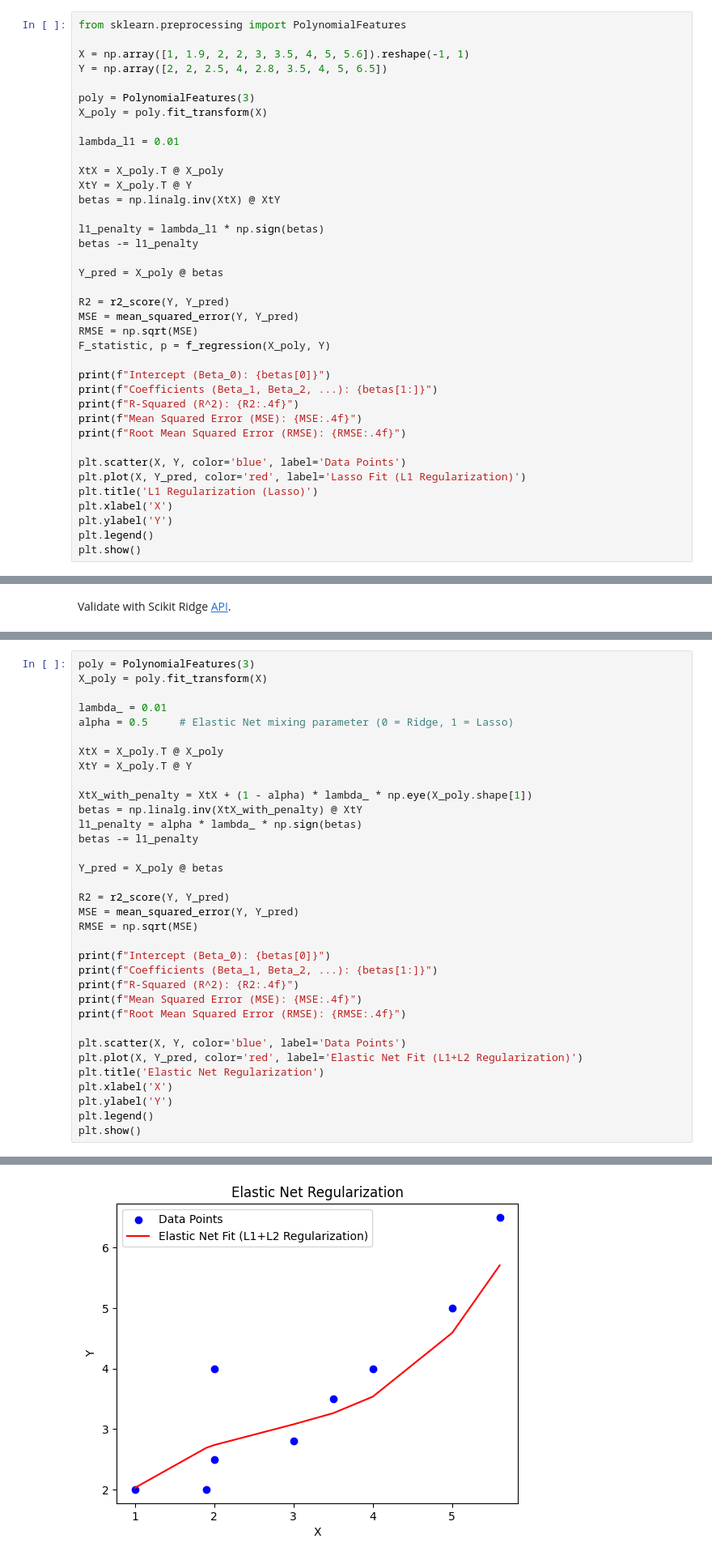
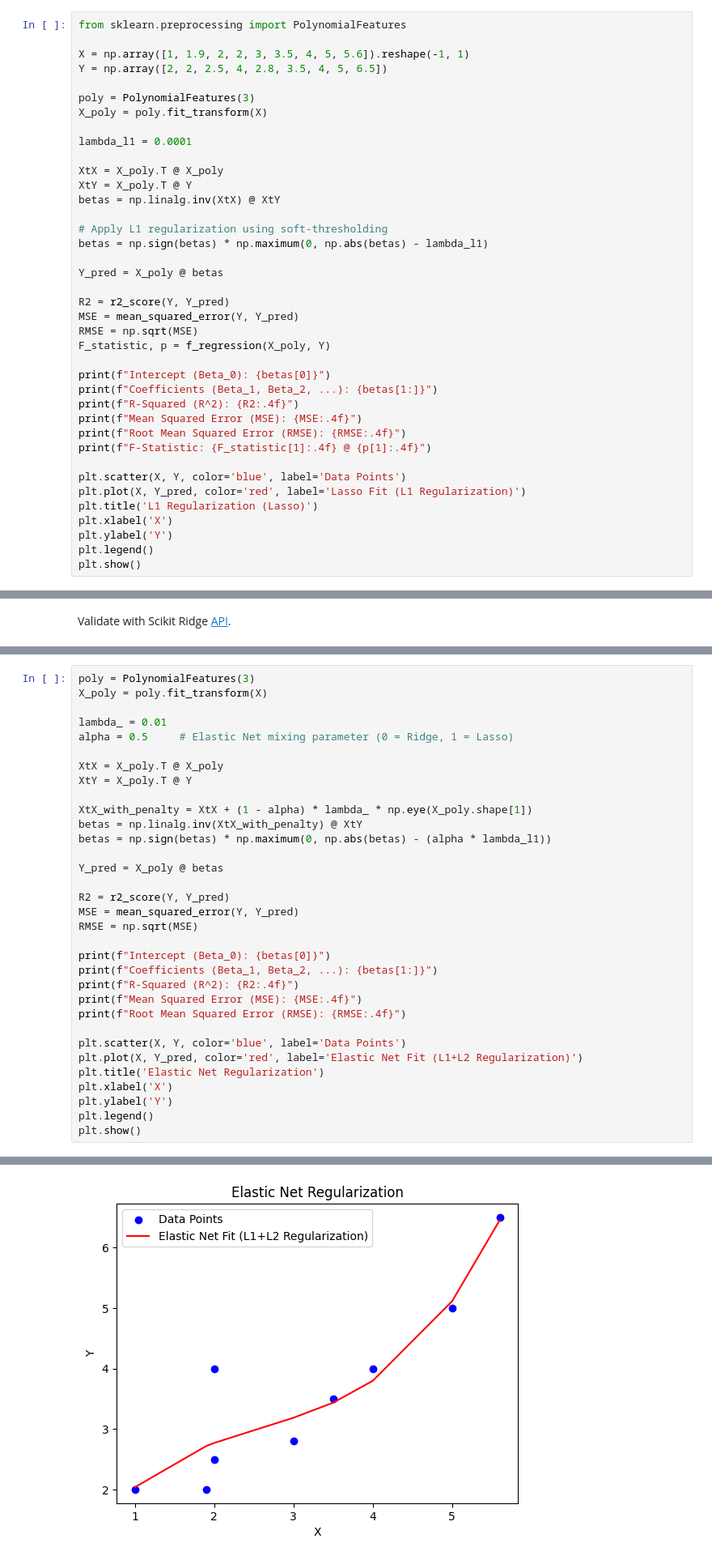
Before and after one commit to adamd1985/Lectures_On_MLAI, a Jupyter notebook: 4_1_Linear_Regression.ipynb, the cells around one changed output, grey strips where cells are left out. Shown: that part at 81% size. Saved outputs shown, nothing was run; the diff lists cells and outputs as text.

```diff
--- a/4_1_Linear_Regression.ipynb
+++ b/4_1_Linear_Regression.ipynb
@@ -509,14 +519,14 @@ Y = np.array([2, 2, 2.5, 4, 2.8, 3.5, 4, 5, 6.5])
 poly = PolynomialFeatures(3)
 X_poly = poly.fit_transform(X)
 
-lambda_l1 = 0.01
+lambda_l1 = 0.0001
 
 XtX = X_poly.T @ X_poly
 XtY = X_poly.T @ Y
 betas = np.linalg.inv(XtX) @ XtY
 
-l1_penalty = lambda_l1 * np.sign(betas)
-betas -= l1_penalty
+# Apply L1 regularization using soft-thresholding
+betas = np.sign(betas) * np.maximum(0, np.abs(betas) - lambda_l1)
 
 Y_pred = X_poly @ betas
 
@@ -530,6 +540,7 @@ print(f"Coefficients (Beta_1, Beta_2, ...): {betas[1:]}")
 print(f"R-Squared (R^2): {R2:.4f}")
 print(f"Mean Squared Error (MSE): {MSE:.4f}")
 print(f"Root Mean Squared Error (RMSE): {RMSE:.4f}")
+print(f"F-Statistic: {F_statistic[1]:.4f} @ {p[1]:.4f}")
 
 plt.scatter(X, Y, color='blue', label='Data Points')
 plt.plot(X, Y_pred, color='red', label='Lasso Fit (L1 Regularization)')
@@ -691,8 +706,7 @@ XtY = X_poly.T @ Y
 
 XtX_with_penalty = XtX + (1 - alpha) * lambda_ * np.eye(X_poly.shape[1])
 betas = np.linalg.inv(XtX_with_penalty) @ XtY
-l1_penalty = alpha * lambda_ * np.sign(betas)
-betas -= l1_penalty
+betas = np.sign(betas) * np.maximum(0, np.abs(betas) - (alpha * lambda_l1))
 
 Y_pred = X_poly @ betas
 
@@ -722,4 +736,4 @@ Root Mean Squared Error (RMSE): 0.6038
-[figure, old version]
+[figure, new version]
 # %% [markdown]
 Validate with ElasticNet [API](https://scikit-learn.org/stable/modules/generated/sklearn.linear_model.ElasticNet.html#sklearn.linear_model.ElasticNet).
 # %%
```
Also changed, not shown: parts of 15 cells of this notebook.
